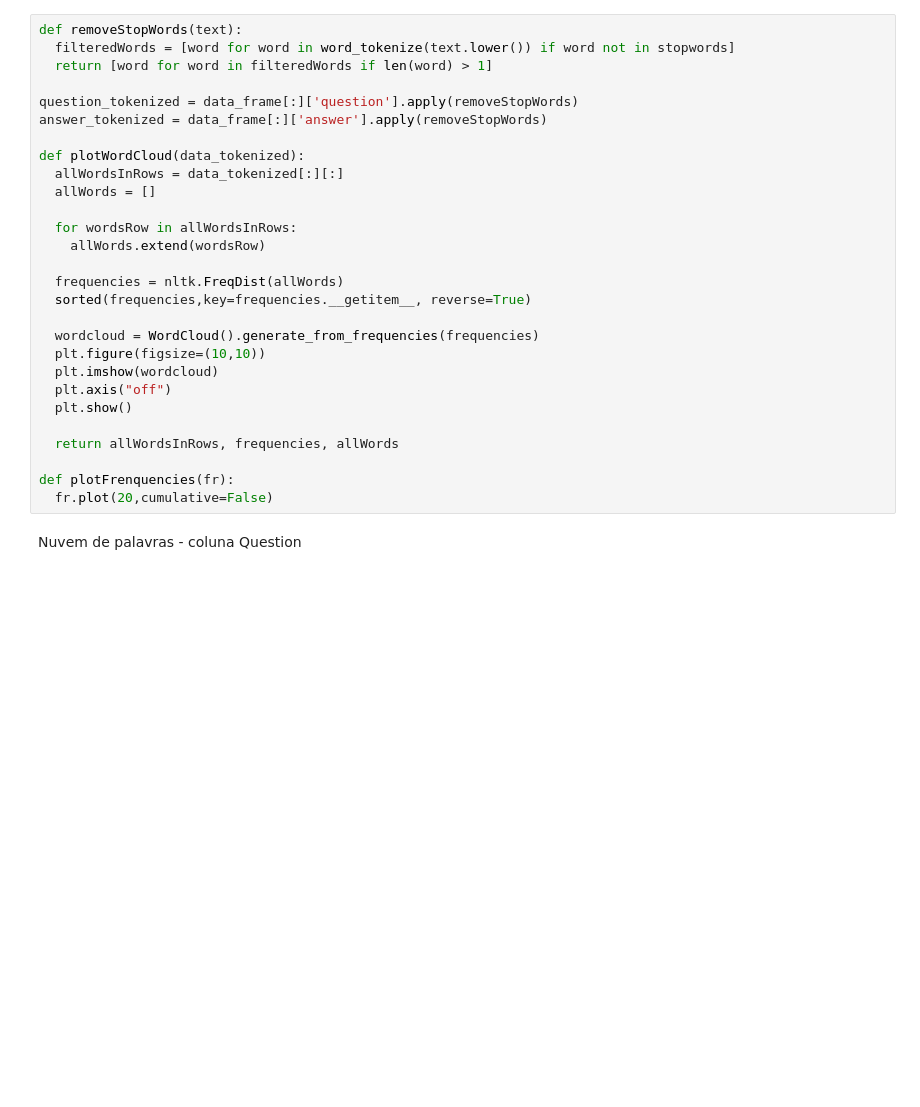
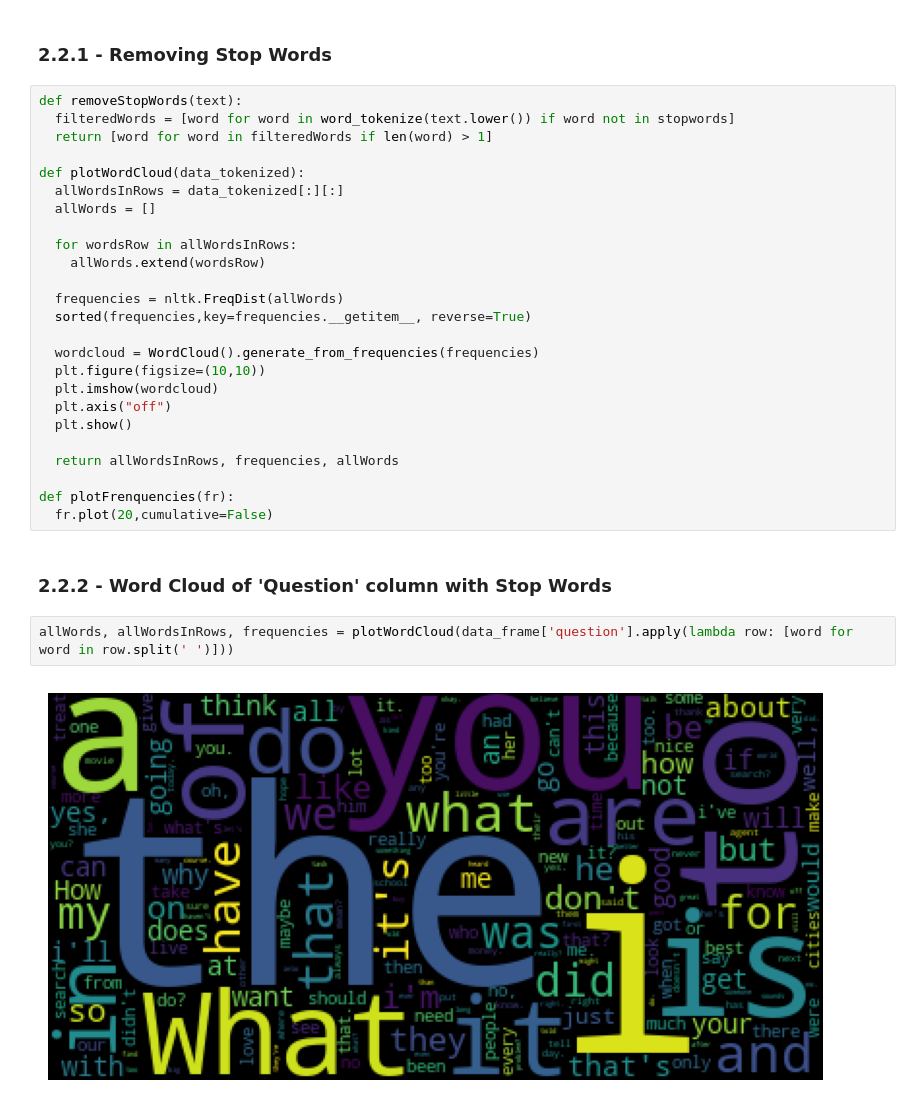
Before and after one commit to NLP-ChatBot/ChatBot, a Jupyter notebook: notebooks/notebook_colab_chatbot.ipynb, the cells around one changed output. Drawn from its saved outputs; the diff is of its cells as text; blank space fills up the shorter version.

```diff
--- a/notebooks/notebook_colab_chatbot.ipynb
+++ b/notebooks/notebook_colab_chatbot.ipynb
@@ -85,10 +133,9 @@ stopwords = set(stopwords.words('english') + list(punctuation) + list(unwantedCh
+# %% [markdown]
+<h3>2.2.1 - Removing Stop Words</h3>
 # %%
 def removeStopWords(text):
   filteredWords = [word for word in word_tokenize(text.lower()) if word not in stopwords]
   return [word for word in filteredWords if len(word) > 1]
-
-question_tokenized = data_frame[:]['question'].apply(removeStopWords)
-answer_tokenized = data_frame[:]['answer'].apply(removeStopWords)
 
 def plotWordCloud(data_tokenized):
   allWordsInRows = data_tokenized[:][:]
@@ -110,5 +157,9 @@ def plotWordCloud(data_tokenized):
 
 def plotFrenquencies(fr):
   fr.plot(20,cumulative=False)
-# %% [markdown]
-Nuvem de palavras - coluna Question
+# %% [markdown]
+<h3>2.2.2 - Word Cloud of 'Question' column with Stop Words</h3>
+# %%
+allWords, allWordsInRows, frequencies = plotWordCloud(data_frame['question'].apply(lambda row: [word for word in row.split(' ')]))
+# %% [output]
+[figure, added]
```
Also changed, not shown: parts of 30 cells of this notebook.
